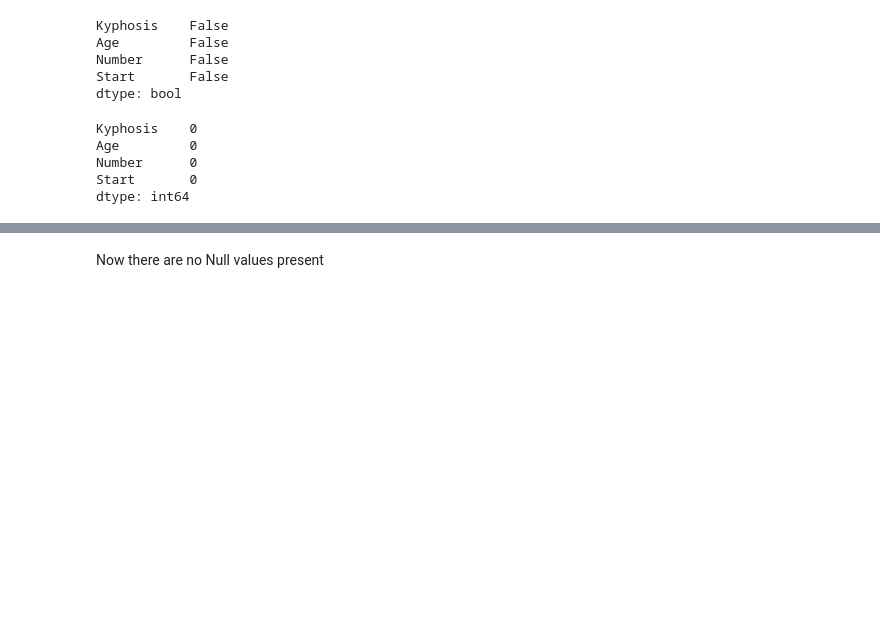
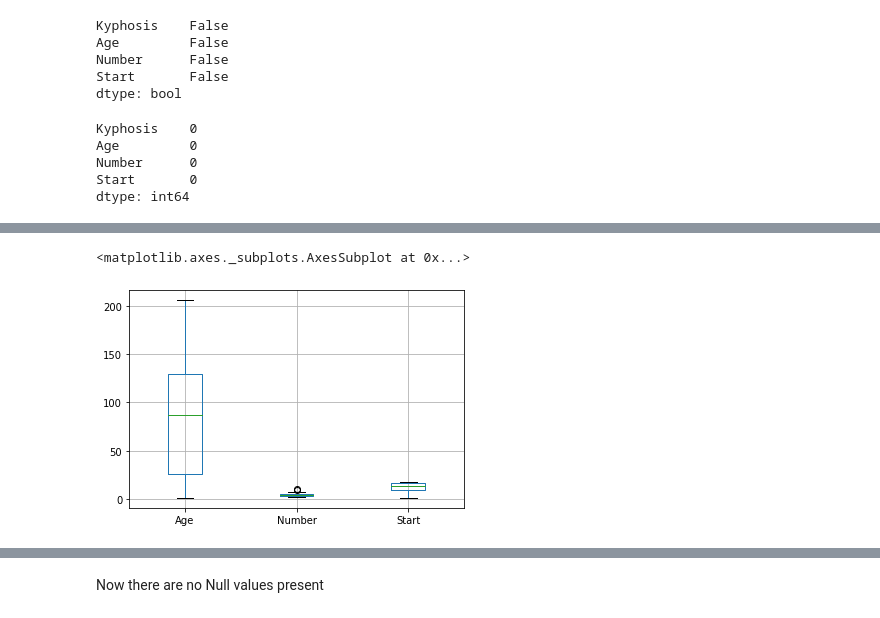
Before and after one commit to arindamdeyofficial/vertebraeSurgeryRiskFactor, a Jupyter notebook: Group307_kyphosis.ipynb, the cells around one changed output, grey strips where cells are left out. Saved outputs shown, nothing was run; the diff lists cells and outputs as text; code cells hidden in the pictures; blank space fills up the shorter version.

```diff
--- a/Group307_kyphosis.ipynb
+++ b/Group307_kyphosis.ipynb
@@ -155,0 +147,5 @@ dtype: int64
+# %%
+df.boxplot()
+# %% [output]
+<matplotlib.axes._subplots.AxesSubplot at 0x...>
+[figure, added]
```
Also changed, not shown: parts of 7 cells of this notebook.
